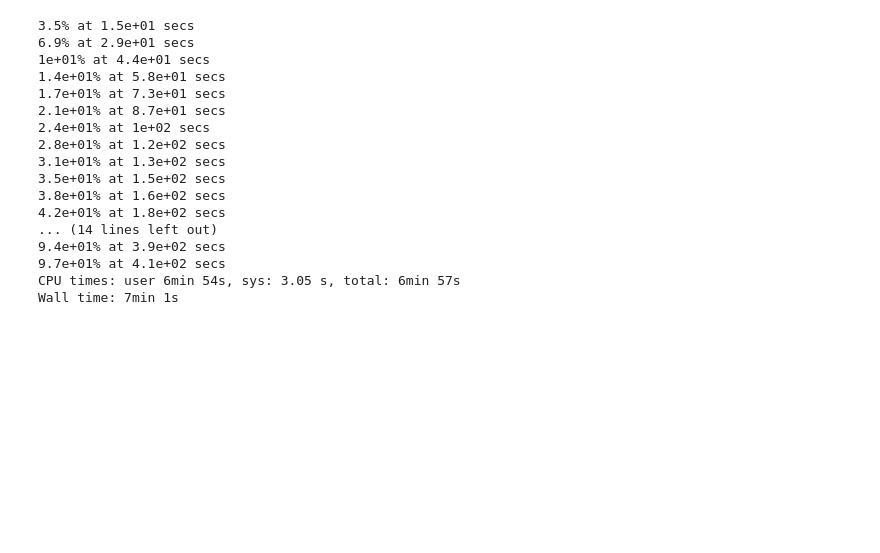
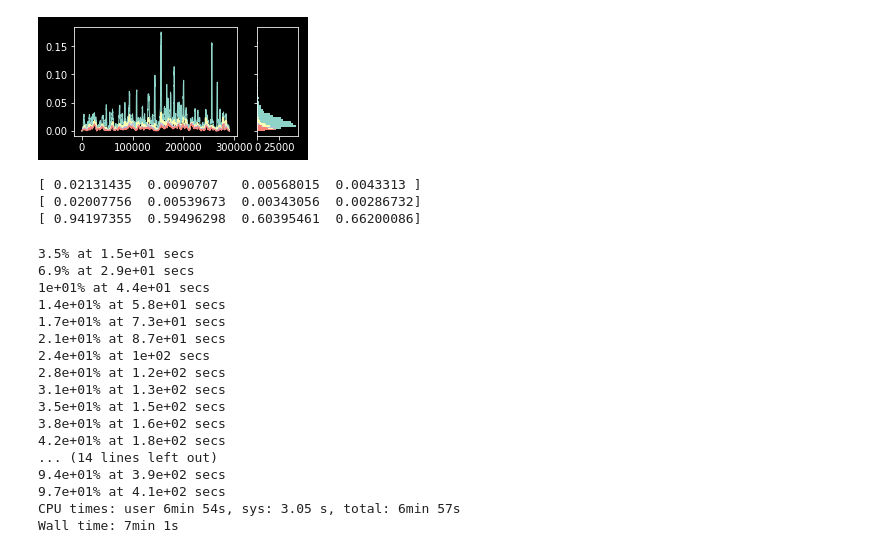
Before and after one commit to zhiru-liu/microbiome_evolution, a Jupyter notebook: jupyter_scripts/haplotype_analysis.ipynb, the cells around one changed output. Saved outputs shown, nothing was run; the diff lists cells and outputs as text; code cells hidden in the pictures; blank space fills up the shorter version.

```diff
--- a/jupyter_scripts/haplotype_analysis.ipynb
+++ b/jupyter_scripts/haplotype_analysis.ipynb
@@ -44,14 +62,14 @@ clade_mask = div_mat[0, :] < 0.03 # very importantly, use this to keep only the
 # %%
 %%time
 # pile up plot of the core 4D genome
-thresholds = [4000, 6000, 8000]
-cumu_runs = np.zeros([np.sum(dh.general_mask), 3])
-core_gene_cum = np.zeros([len(core_genes), 3])
+thresholds = np.arange(500, 3000, 500)
+cumu_runs = np.zeros([np.sum(dh.general_mask), len(thresholds)])
+core_gene_cum = np.zeros([len(core_genes), len(thresholds)])
 
 # for pair in random.sample(clade_pairs, 1000):
 rep = 0
 while rep < 3000:
-    pair = random.sample(clade_samples, 2)
+    pair = random.sample(final_good_samples, 2)
     if div_mat[pair[0], pair[1]] < 0.005: # removing cousin pairs
         continue
     # get the snp data
@@ -62,14 +80,14 @@ while rep < 3000:
 
     runs = parallel_utils.compute_runs_all_chromosomes(snp_vec, good_chromo[coverage_arr])
     # filter the runs and accumulate
-    for i in range(3):
+    for i in range(len(thresholds)):
         threshold = thresholds[i]
         event_starts = snp_genome_locs[:-1][runs > threshold]
         event_ends = snp_genome_locs[1:][runs > threshold]
         for start, end in zip(event_starts, event_ends):
             cumu_runs[start:end, i] += 1
-            gene_start = np.nonzero(core_genes == dh.gene_names[dh.general_mask][start])[0][0]
-            gene_end = np.nonzero(core_genes == dh.gene_names[dh.general_mask][end])[0][0]
-            core_gene_cum[gene_start:gene_end, i] += 1
+#             gene_start = np.nonzero(core_genes == dh.gene_names[dh.general_mask][start])[0][0]
+#             gene_end = np.nonzero(core_genes == dh.gene_names[dh.general_mask][end])[0][0]
+#             core_gene_cum[gene_start:gene_end, i] += 1
     rep += 1
 # %% [output]
@@ -78,3 +96,20 @@ Wall time: 3min 27s
+# %%
+fig, axes = plt.subplots(1, 2, figsize=(4, 2), sharey=True, gridspec_kw={'width_ratios': [4, 1]})
+for i in [0, 1, 2, 3]:
+    dat = cumu_runs[:, i] / float(rep)
+    axes[0].plot(dat, linewidth=1)
+    _ = axes[1].hist(dat, bins=50, orientation='horizontal')
+# %% [output]
+[figure, added]
+# %%
+pileup = cumu_runs / float(rep)
+print(np.mean(pileup, axis=0))
+print(np.std(pileup, axis=0))
+print(np.std(pileup, axis=0) / np.mean(pileup, axis=0))
+# %% [output]
+[ 0.02131435  0.0090707   0.00568015  0.0043313 ]
+[ 0.02007756  0.00539673  0.00343056  0.00286732]
+[ 0.94197355  0.59496298  0.60395461  0.66200086]
 # %%
 def count_local_haplotypes(dh, start_idx, end_idx, sample_mask, snp_tol=1):
     hap = dh.snp_arr[start_idx:end_idx, sample_mask]
```
Also changed, not shown: parts of 15 cells of this notebook, 2 other files.
